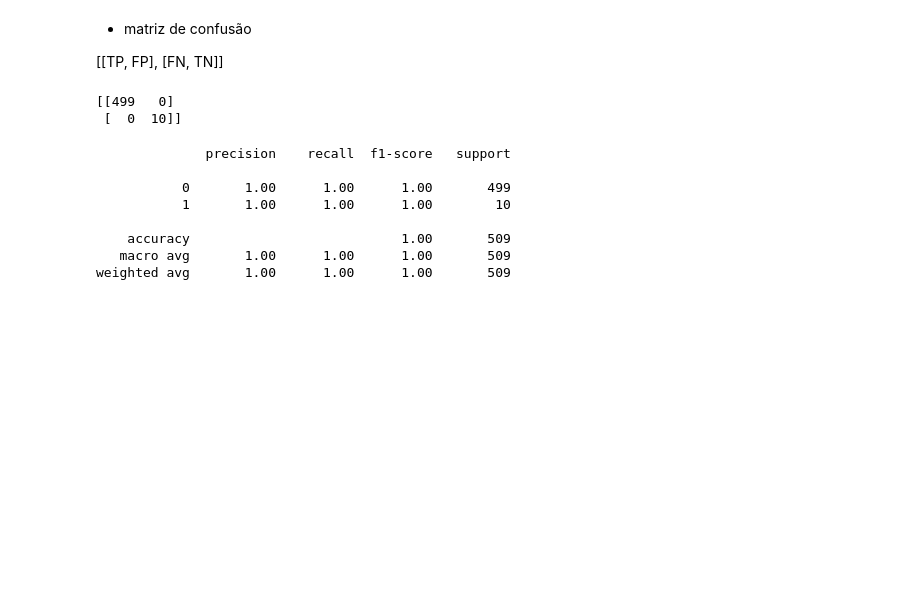
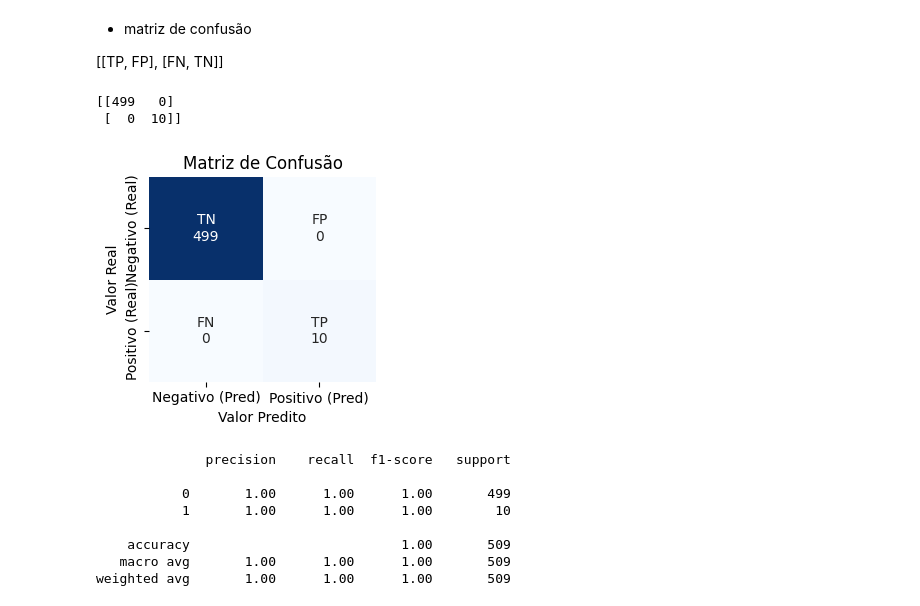
Before and after one commit to renan2scarvalho/tcc-univesp, a Jupyter notebook: notebooks/v1/tcc_ferro.ipynb, the cells around one changed output. Drawn from its saved outputs; the diff is of its cells as text; code cells hidden in the pictures; blank space fills up the shorter version.

Commit message:
chore: atualiza notebooks com análise de resultados e figura de matriz de confusão

```diff
--- a/notebooks/v1/tcc_ferro.ipynb
+++ b/notebooks/v1/tcc_ferro.ipynb
@@ -726,6 +684,23 @@ print(confusion_matrix(y_test, y_pred_custom))
 # %% [output]
 [[499   0]
  [  0  10]]
+# %%
+cm = confusion_matrix(y_test, y_pred_custom)
+labels = ["TN", "FP", "FN", "TP"]
+counts = [f"{label}\n{value}" for label, value in zip(labels, cm.flatten())]
+counts = np.array(counts).reshape(2, 2)
+
+plt.figure(figsize=(3, 3))
+sns.heatmap(cm, annot=counts, fmt='', cmap="Blues", cbar=False,
+            xticklabels=['Negativo (Pred)', 'Positivo (Pred)'],
+            yticklabels=['Negativo (Real)', 'Positivo (Real)'])
+plt.title("Matriz de Confusão", fontsize=12)
+plt.ylabel('Valor Real')
+plt.xlabel('Valor Predito')
+plt.tight_layout()
+plt.show()
+# %% [output]
+[figure, added]
 # %%
 print(classification_report(y_test, y_pred_custom))
 # %% [output]
```
Also changed, not shown: parts of 12 cells of this notebook, 3 other files.
